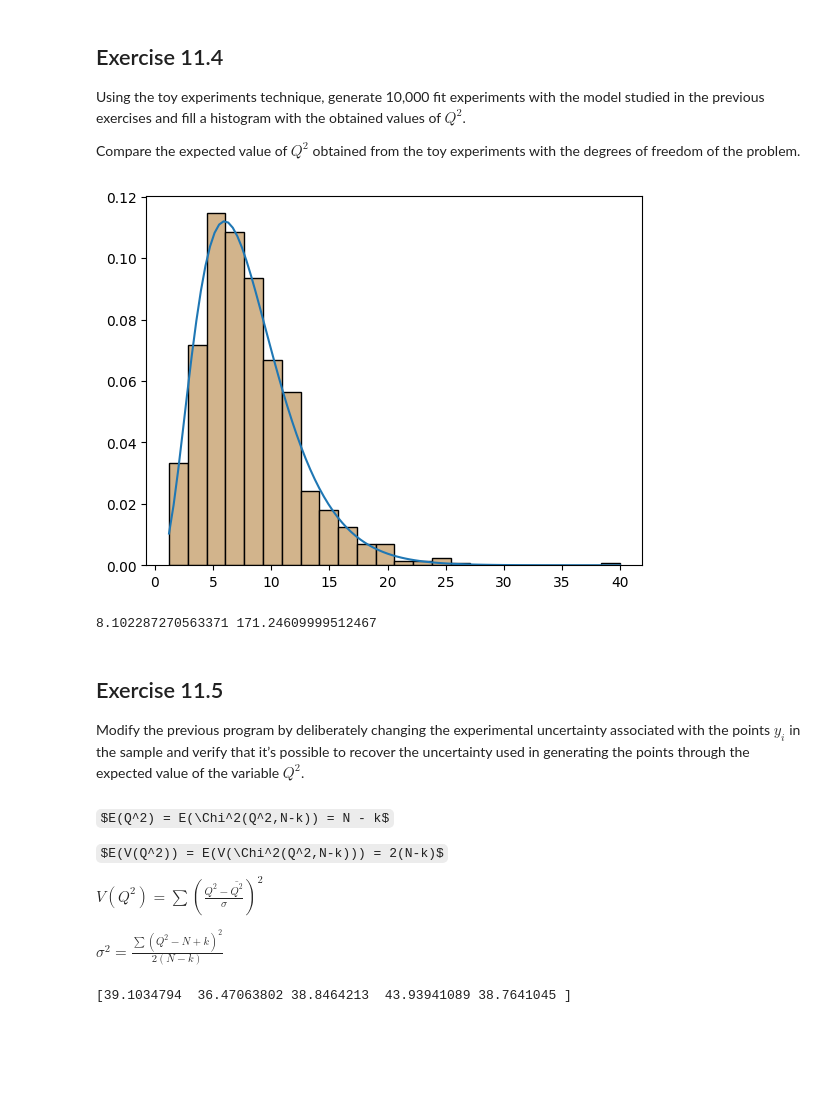
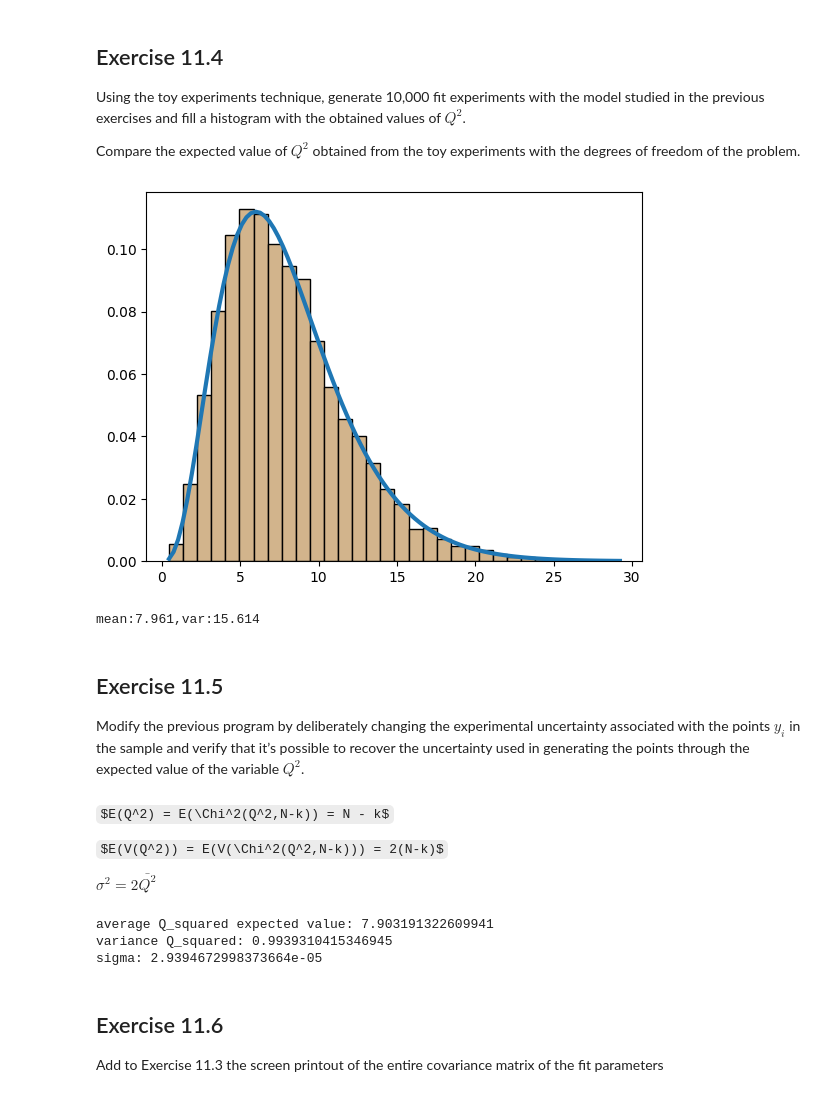
Before and after one commit to CarminatiGiovanni/LaboratorioCalcoloEStatistica, a Jupyter notebook: exercises_11_181223.ipynb, the cells around one changed output. Cells and saved outputs as stored; diff of their text form; code cells hidden in the pictures; some formulas as TeX source; blank space fills up the shorter version.

```diff
--- a/exercises_11_181223.ipynb
+++ b/exercises_11_181223.ipynb
@@ -113,36 +113,36 @@ Compare the expected value of  $Q^2$
 # %%
 def toy_exp_Q(phi,sigma,N): # parameters of phy are fixed
     realX = np.random.rand(N) * 6 - 3 # rand number [-3,3]
     exph0 = 0
     exph = 9.81
     expY = phi(realX,exph0,expg)
     epsilon = np.random.normal(loc=0,scale=sigma,size=N)
     realY = expY + epsilon
 
     least_squares = LeastSquares (realX, realY, sigma*np.ones(N), phi)
     fit = Minuit (least_squares, h0 = exph0, g = expg)
     fit.migrad ()
     return fit.fval #np.sum(((realY - phi(realX,fit.values[0],fit.values[1]))/sigma)**2)
 
 N = 10
 k = 2
 t1, t2 = 1, 3
 sigma = 10
-Q2S = np.array([toy_exp_Q(h,sigma,N) for i in range(1000)])
+Q2S = np.array([toy_exp_Q(h,sigma,N) for i in range(10000)])
 
 
 plt.hist(Q2S,**hist_style(len(Q2S)))
 x = np.linspace(min(Q2S),max(Q2S),100)
-plt.plot(x,chi2.pdf(x,df=10-2))
+plt.plot(x,chi2.pdf(x,df=10-2),linewidth=3)
 plt.show()
 
 mean = np.average(Q2S)
-variance = np.sum(((Q2S - mean)/sigma)**2)
+variance = np.var(Q2S)
 
-print(mean,variance)
+print(f'mean:{mean:.3f},var:{variance:.3f}')
 # %% [output]
-[figure, old version]
+[figure, new version]
-8.102287270563371 171.24609999512467
+mean:7.961,var:15.614
 # %% [markdown]
 ## Exercise 11.5
 Modify the previous program by deliberately changing the experimental uncertainty associated with the points $y_i$ in the sample and verify that it’s possible to recover the uncertainty used in generating the points through the expected value of the variable $Q^2$.
@@ -151,41 +151,36 @@ $E(Q^2) = E(\Chi^2(Q^2,N-k)) = N - k$
 
 $E(V(Q^2)) = E(V(\Chi^2(Q^2,N-k))) = 2(N-k)$
 
-$V(Q^2) = \sum (\frac{Q^2 - \bar{Q^2}}{\sigma})^2$
-
-$\sigma^2 = \frac{\sum (Q^2 - N + k)^2}{2(N-k)}$
+$\sigma^2 = 2 \bar{Q^2}$
 # %%
 def toy_exp_Q(phi,sigma,N,exp: list): # parameters of phy are fixed
     realX = np.random.rand(N) *5 # rand number [0,5]
-
+    realX.sort()
     expY = phi(realX,*exp)
     epsilon = np.random.normal(loc=0,scale=sigma,size=N)
     realY = expY + epsilon
 
-    least_squares = LeastSquares (realX, realY, sigma*np.ones(N), phi)
+    least_squares = LeastSquares (realX, realY, sigma, phi)
     fit = Minuit (least_squares, *exp)
     fit.migrad ()
-    return np.sum(((realY - phi(realX,fit.values[0],fit.values[1]))/sigma)**2)
+    return fit.fval #np.sum(((realY - phi(realX,fit.values[0],fit.values[1]))/sigma)**2)
 
 N = 10
 k = 2
-t1, t2 = 1, 3
+N_dof = N - k
+exph0, expg = 0,9.81
+sigma = sigma * 0.4 # scaling sigma
 
-Q2S = np.array([np.array([toy_exp_Q(h,sigma,N,exp=[exph0,expg]) for i in range(100)]) for sigma in range(10,60,10)])
+Q2S = np.array([toy_exp_Q(h,sigma,N,[exph0,expg]) for _ in range(1000)])
 
-sigmas = np.sqrt(np.array([np.sum((Q2S[i] - N + k)**2) for i in range(0,len(Q2S))]))
-
-print(sigmas)
-
-
-# plt.hist(Q2S,bins=40,density=True)
-# x = np.linspace(min(Q2S),max(Q2S),100)
-# plt.plot(x,chi2.pdf(x,df=10-2))
-# plt.show()
-
-# mean = np.average(Q2S)
-# variance = np.sum(((Q2S - mean)/sigma)**2)
-
-# print(mean,variance)
+print ('average Q_squared expected value:', Q2S.mean ())
+print ('variance Q_squared:', np.sqrt(Q2S.mean()/N_dof))
+print ('sigma:', sigma / np.sqrt(Q2S.mean()/N_dof))
 # %% [output]
-[39.1034794  36.47063802 38.8464213  43.93941089 38.7641045 ]
+average Q_squared expected value: 7.903191322609941
+variance Q_squared: 0.9939310415346945
+sigma: 2.9394672998373664e-05
+# %% [markdown]
+## Exercise 11.6
+
+Add to Exercise 11.3 the screen printout of the entire covariance matrix of the fit parameters
```
Also changed, not shown: parts of 2 cells of this notebook, 1 other file.
